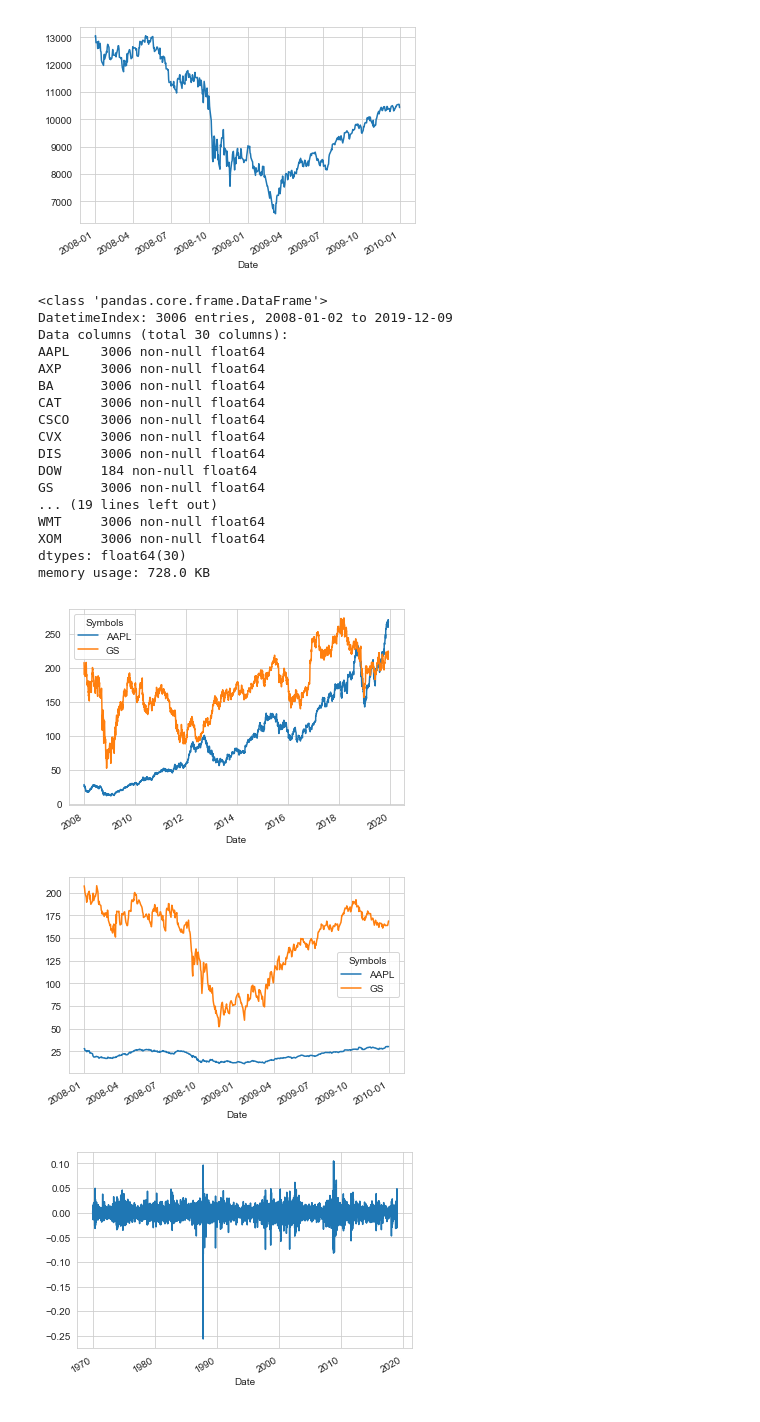
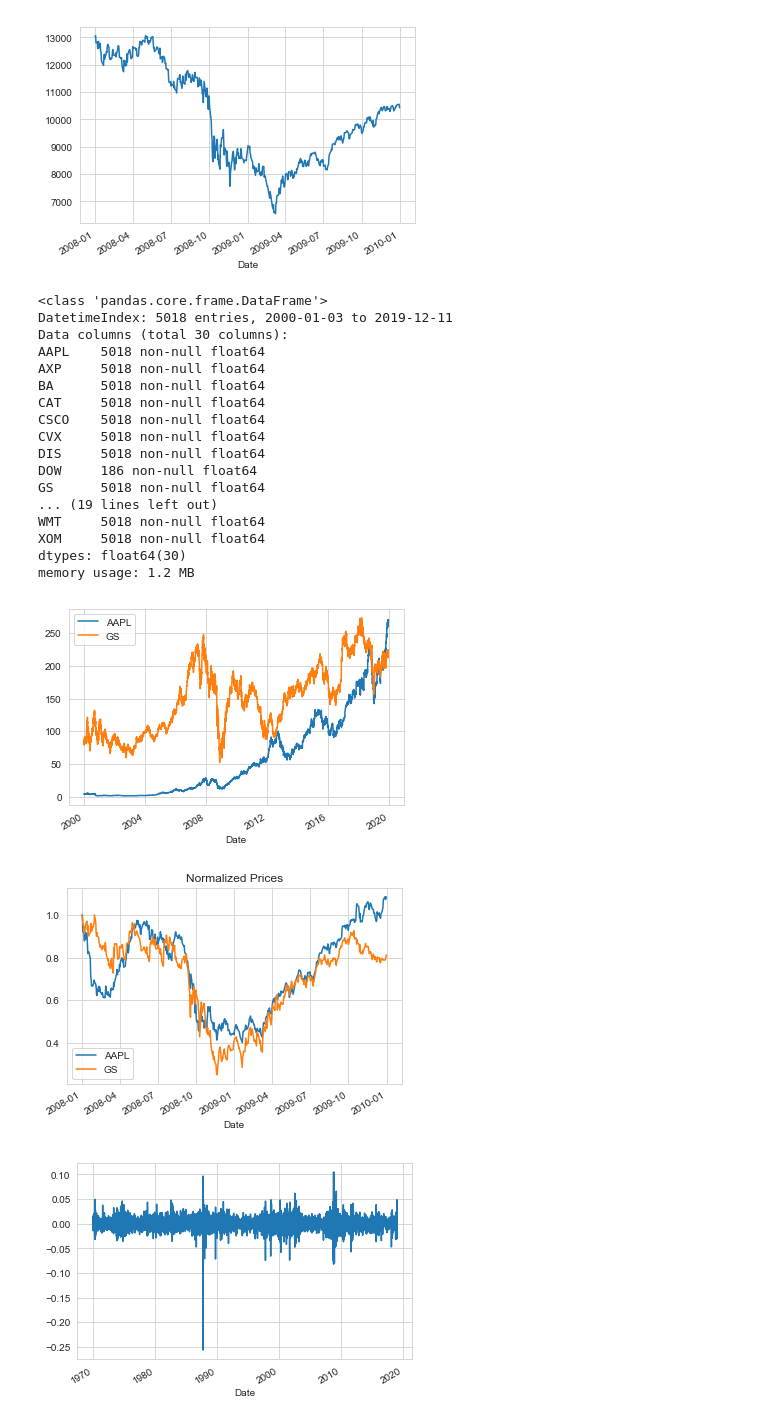
Before and after one commit to robertxbrown06/risk_analysis, a Jupyter notebook: risk_python.ipynb, the cells around one changed output. Saved outputs shown, nothing was run; the diff lists cells and outputs as text; code cells hidden in the pictures.

```diff
--- a/risk_python.ipynb
+++ b/risk_python.ipynb
@@ -54,37 +61,42 @@ dj_comp = web.DataReader(dj_tickers,'yahoo','2008-01-01')['Close']
+# %%
+import pandas as pd
+dj_comp = pd.read_csv('dj_comp.csv', index_col='Date', parse_dates=True)
 # %%
 dj_comp.info()
 # %% [output]
 <class 'pandas.core.frame.DataFrame'>
-DatetimeIndex: 3006 entries, 2008-01-02 to 2019-12-09
+DatetimeIndex: 5018 entries, 2000-01-03 to 2019-12-11
 Data columns (total 30 columns):
-AAPL    3006 non-null float64
-AXP     3006 non-null float64
-BA      3006 non-null float64
-CAT     3006 non-null float64
-CSCO    3006 non-null float64
-CVX     3006 non-null float64
-DIS     3006 non-null float64
-DOW     184 non-null float64
-GS      3006 non-null float64
+AAPL    5018 non-null float64
+AXP     5018 non-null float64
+BA      5018 non-null float64
+CAT     5018 non-null float64
+CSCO    5018 non-null float64
+CVX     5018 non-null float64
+DIS     5018 non-null float64
+DOW     186 non-null float64
+GS      5018 non-null float64
 ... (19 lines left out)
-WMT     3006 non-null float64
-XOM     3006 non-null float64
+WMT     5018 non-null float64
+XOM     5018 non-null float64
 dtypes: float64(30)
-memory usage: 728.0 KB
+memory usage: 1.2 MB
 # %%
 dj_stocks = dj_comp[['AAPL','GS']]
 # %%
 dj_stocks.plot();
 # %% [output]
-[figure, old version]
+[figure, new version]
 # %%
 # Extract AAPL and GS in 2008-09 and assign to stocks
 dj_stocks = dj_comp[['AAPL','GS']].loc['2008':'2009']
 # %%
-# Plot stocks with plot.zoo()
-dj_stocks.plot();
+# Plot stocks with plt.plot()
+norm_price = dj_stocks / dj_stocks.iloc[0]
+norm_price.plot()
+plt.title('Normalized Prices');
 # %% [output]
-[figure, old version]
+[figure, new version]
 # %%
 dj_returns = np.log(dj).diff().dropna()
 # %%
```
Also changed, not shown: parts of 21 cells of this notebook.
